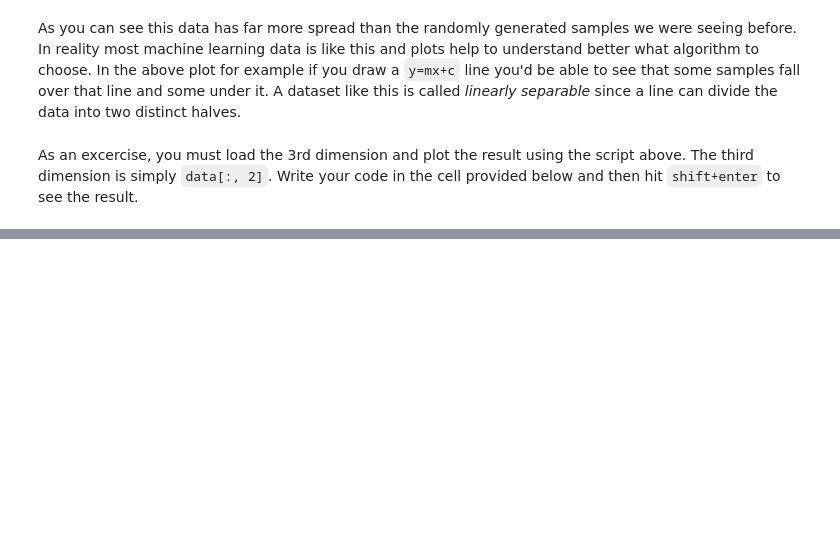
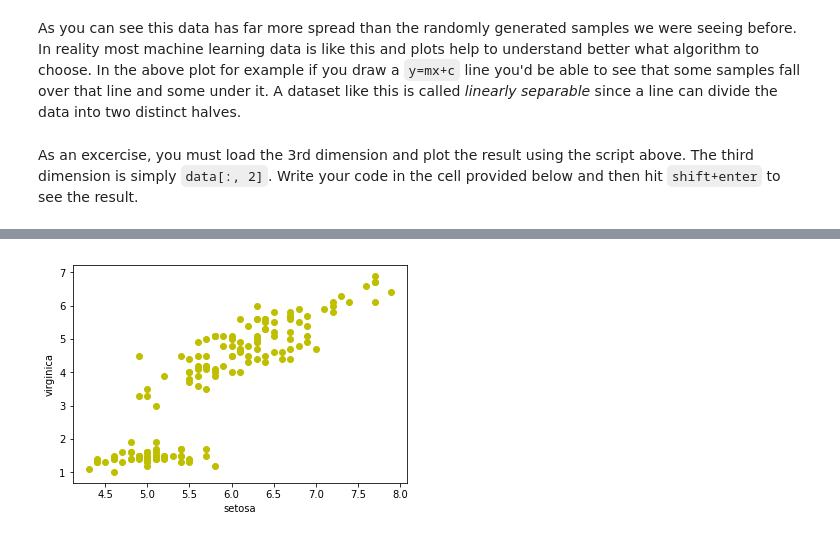
Before and after one commit to CUFCTL/mlbd, a Jupyter notebook: assets/notebooks/Data_Load_Vis.ipynb, the cells around one changed output, grey strips where cells are left out. Cells and saved outputs as stored; diff of their text form; code cells hidden in the pictures; blank space fills up the shorter version.

```diff
--- a/assets/notebooks/Data_Load_Vis.ipynb
+++ b/assets/notebooks/Data_Load_Vis.ipynb
@@ -202,0 +234,4 @@ target = iris.target
+# %%
+plot_iris_util(iris, 2, [0,2])
+# %% [output]
+[figure, added]
```
Also changed, not shown: parts of 5 cells of this notebook.
